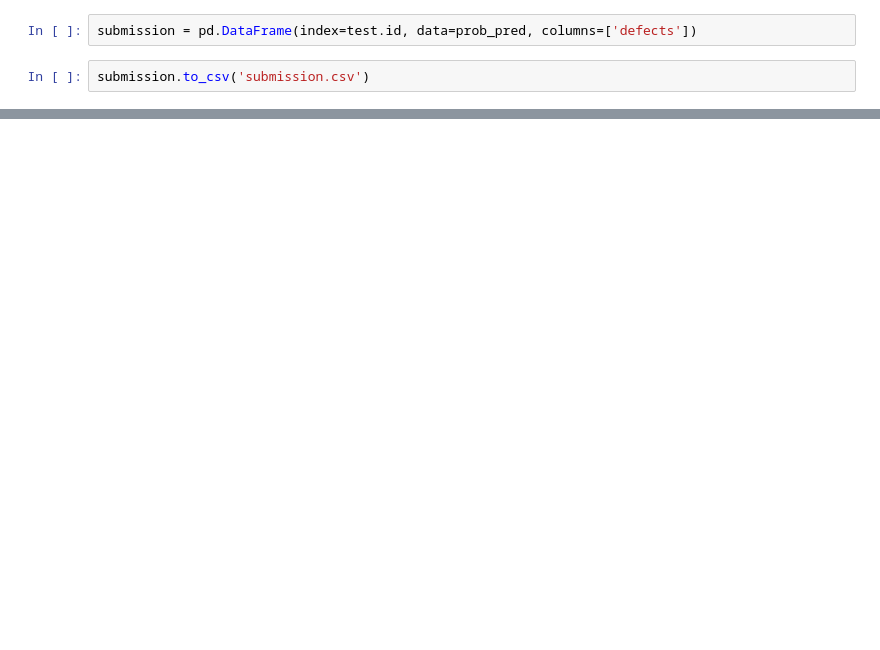
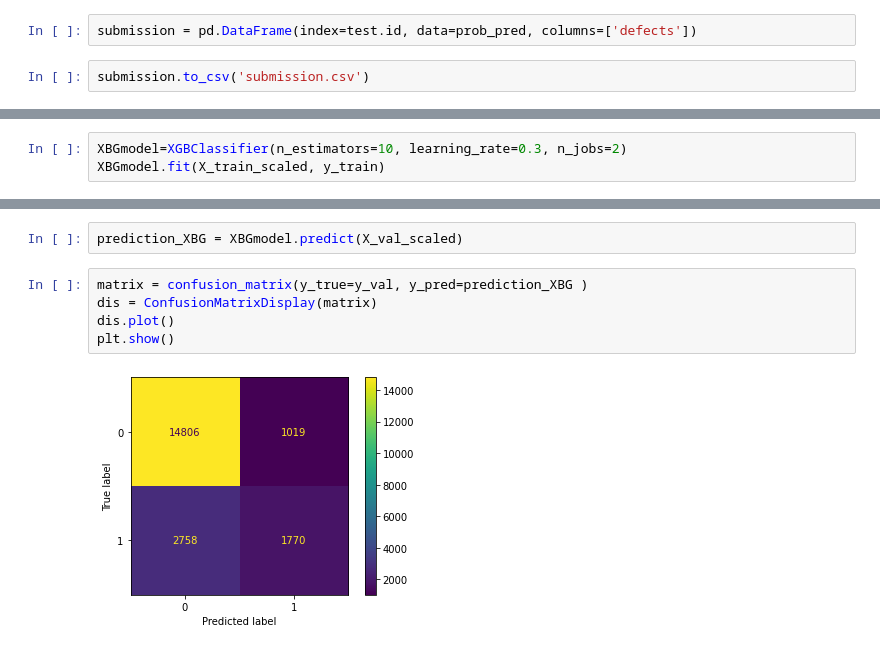
Before and after one commit to Mounice97/Portfolio, a Jupyter notebook: Competition_Binary_Classification/competition-binary-classification.ipynb, the cells around one changed output, grey strips where cells are left out. Drawn from its saved outputs; the diff is of its cells as text; blank space fills up the shorter version.

```diff
--- a/Competition_Binary_Classification/competition-binary-classification.ipynb
+++ b/Competition_Binary_Classification/competition-binary-classification.ipynb
@@ -189,0 +233,3 @@ submission.to_csv('submission.csv')
+# %%
+XBGmodel=XGBClassifier(n_estimators=10, learning_rate=0.3, n_jobs=2)
+XBGmodel.fit(X_train_scaled, y_train)
@@ -189,0 +248,9 @@ submission.to_csv('submission.csv')
+# %%
+prediction_XBG = XBGmodel.predict(X_val_scaled)
+# %%
+matrix = confusion_matrix(y_true=y_val, y_pred=prediction_XBG )
+dis = ConfusionMatrixDisplay(matrix)
+dis.plot()
+plt.show()
+# %% [output]
+[figure, added]
```
Also changed, not shown: parts of 30 cells of this notebook, 2 other files.
